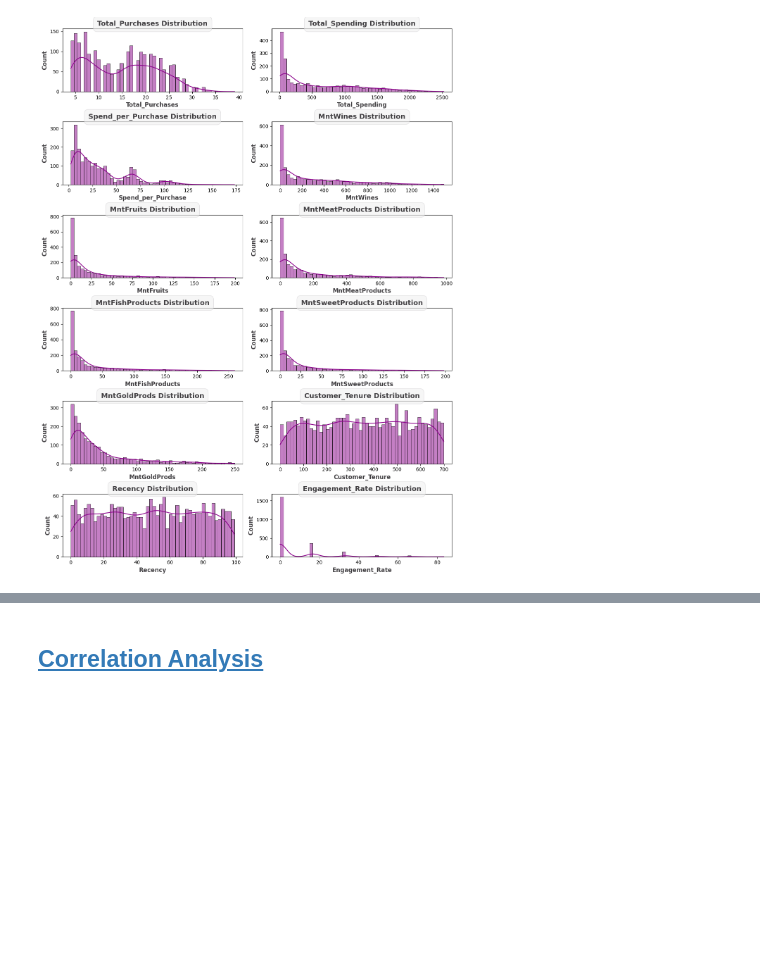
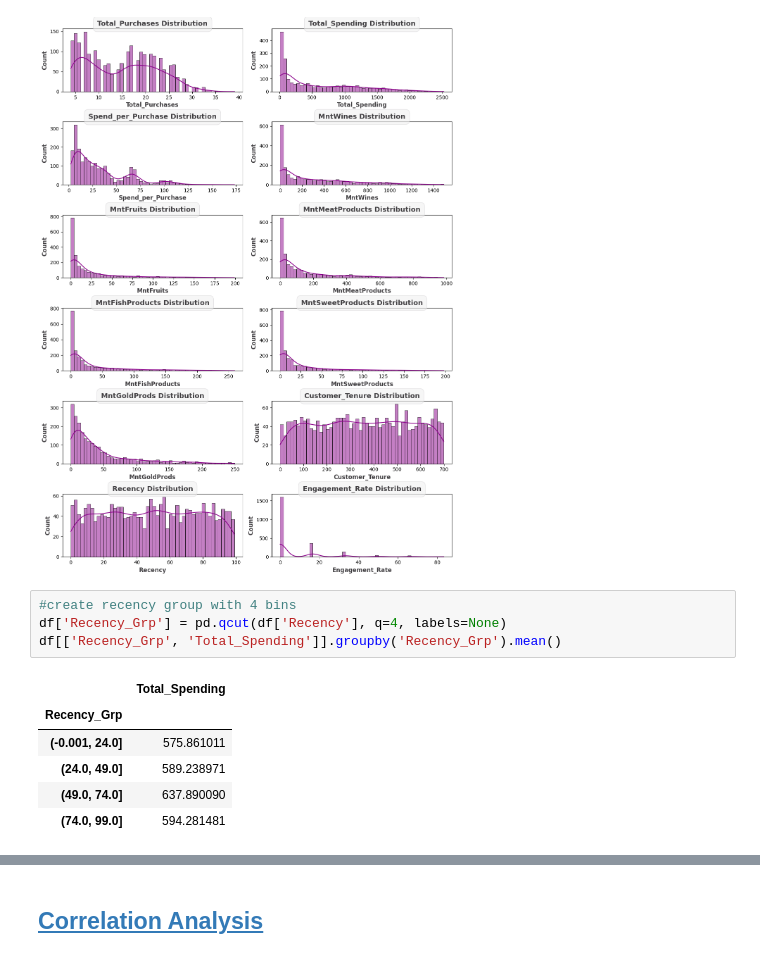
Before and after one commit to ramdhanhdy/DS_Project, a Jupyter notebook: Optimizing Customer Segmentation/Exploratory Data Analysis.ipynb, the cells around one changed output, grey strips where cells are left out. Drawn from its saved outputs; the diff is of its cells as text; blank space fills up the shorter version.

```diff
--- a/Optimizing Customer Segmentation/Exploratory Data Analysis.ipynb
+++ b/Optimizing Customer Segmentation/Exploratory Data Analysis.ipynb
@@ -284,4 +227,15 @@ plt.tight_layout()
 plt.show()
 # %% [output]
 [figure]
+# %%
+#create recency group with 4 bins
+df['Recency_Grp'] = pd.qcut(df['Recency'], q=4, labels=None)
+df[['Recency_Grp', 'Total_Spending']].groupby('Recency_Grp').mean()
+# %% [output]
+|  | Total_Spending |
+| Recency_Grp |  |
+| (-0.001, 24.0] | 575.861011 |
+| (24.0, 49.0] | 589.238971 |
+| (49.0, 74.0] | 637.890090 |
+| (74.0, 99.0] | 594.281481 |
 # %% [markdown]
```
Also changed, not shown: parts of 18 cells of this notebook.
